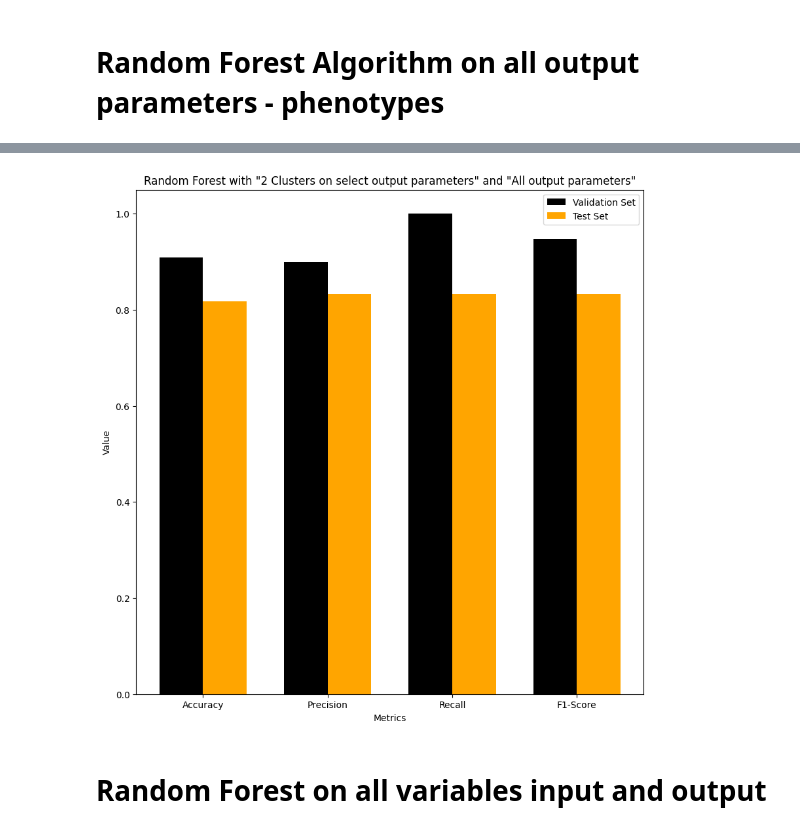
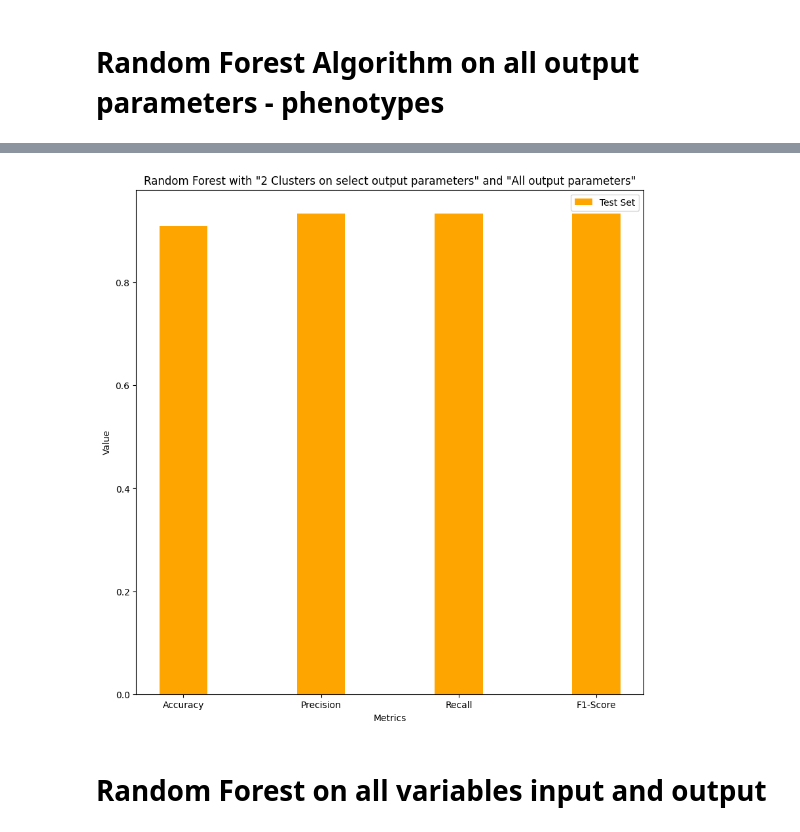
Before and after one commit to SP-2112/Advanced_Soybean_Agricultural_Dataset_Analysis_CS209_TermProject, a Jupyter notebook: Code_Notebooks/07_Classification.ipynb, the cells around one changed output, grey strips where cells are left out. Saved outputs shown, nothing was run; the diff lists cells and outputs as text; code cells hidden in the pictures.

Commit message:
Created using Colab removed explicit validation set

```diff
--- a/Code_Notebooks/07_Classification.ipynb
+++ b/Code_Notebooks/07_Classification.ipynb
@@ -168,16 +168,16 @@ data_X2
 108 rows × 21 columns
 # %%
 def train_test_split_data(data_X,data_Y):
-  data_X_train,data_X_temp,data_Y_train,data_Y_temp=train_test_split(data_X,data_Y,test_size=0.2,random_state=42)
-  data_X_valid,data_X_test,data_Y_valid,data_Y_test=train_test_split(data_X_temp,data_Y_temp,test_size=0.5,random_state=42)
-  return data_X_train,data_X_valid,data_X_test,data_Y_train,data_Y_valid,data_Y_test
+  data_X_train,data_X_test,data_Y_train,data_Y_test=train_test_split(data_X,data_Y,test_size=0.2,random_state=42)
+  # data_X_valid,data_X_test,data_Y_valid,data_Y_test=train_test_split(data_X_temp,data_Y_temp,test_size=0.5,random_state=42)
+  return data_X_train,data_X_test,data_Y_train,data_Y_test
 # %%
 #CGS parameters
-data_X_train,data_X_valid,data_X_test,data_Y_train,data_Y_valid,data_Y_test=train_test_split_data(data_X,data_Y)
+data_X_train,data_X_test,data_Y_train,data_Y_test=train_test_split_data(data_X,data_Y)
 # Output parameters
-data_X1_train,data_X1_valid,data_X1_test,data_Y1_train,data_Y1_valid,data_Y1_test=train_test_split_data(data_X1,data_Y)
+data_X1_train,data_X1_test,data_Y1_train,data_Y1_test=train_test_split_data(data_X1,data_Y)
 # All parameters
-data_X2_train,data_X2_valid,data_X2_test,data_Y2_train,data_Y2_valid,data_Y2_test=train_test_split_data(data_X2,data_Y)
+data_X2_train,data_X2_test,data_Y2_train,data_Y2_test=train_test_split_data(data_X2,data_Y)
 # %%
 data.drop(columns=['Cluster Label']).corr()
 # %% [output]
@@ -316,4 +326,4 @@ randomForest=RandomForestClassifier()
 # %%
-best_randomForest=RandomForestClassifier(criterion='entropy',max_depth=5,min_samples_leaf=2,min_samples_split=5,n_estimators=50)
+best_randomForest=RandomForestClassifier(criterion='entropy',max_depth=5,min_samples_leaf=4,min_samples_split=2,n_estimators=40)
 best_randomForest.fit(data_X1_train,data_Y1_train)
 # %% [output]
@@ -322,4 +332,5 @@ RandomForestClassifier(criterion='entropy', max_depth=5, min_samples_leaf=2,
 # %%
-results_output=evaluate_model(best_randomForest,data_X1_valid,data_Y1_valid,data_X1_test,data_Y1_test)
+# results_output=evaluate_model(best_randomForest,data_X1_valid,data_Y1_valid,data_X1_test,data_Y1_test)
+results_output=evaluate_model(best_randomForest,data_X1_test,data_Y1_test)
 # %% [output]
 Accuracy Score
@@ -350,18 +360,18 @@ results_output
 # %%
 metrics=['Accuracy','Precision','Recall','F1-Score']
 x=np.arange(len(metrics))
 barwidth=0.35
 plt.figure(figsize=(10,10))
-plt.bar(x-barwidth/2,results_output['validation'],label='Validation Set',color='black',width=0.35)
-plt.bar(x+barwidth/2,results_output['test'],label='Test Set',color='orange',width=0.35)
+# plt.bar(x-barwidth/2,results_output['validation'],label='Validation Set',color='black',width=0.35)
+plt.bar(x,results_output['test'],label='Test Set',color='orange',width=0.35)
 plt.xticks(x,metrics)
 plt.ylabel('Value')
 plt.xlabel('Metrics')
 plt.title('Random Forest with "2 Clusters on select output parameters" and "All output parameters"')
 plt.legend()
 plt.show()
 # %% [output]
-[figure, old version]
+[figure, new version]
 # %% [markdown]
 # **Random Forest on all variables input and output**
 # %%
```
Also changed, not shown: parts of 23 cells of this notebook.
